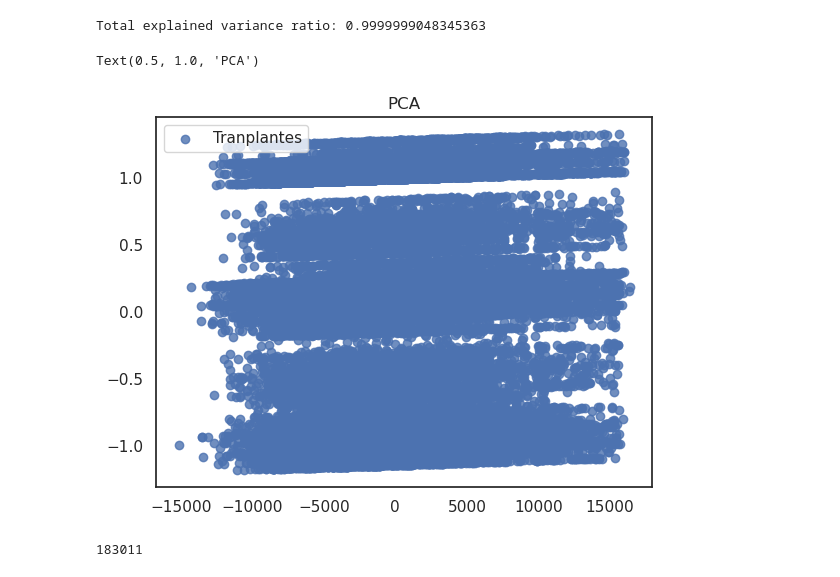
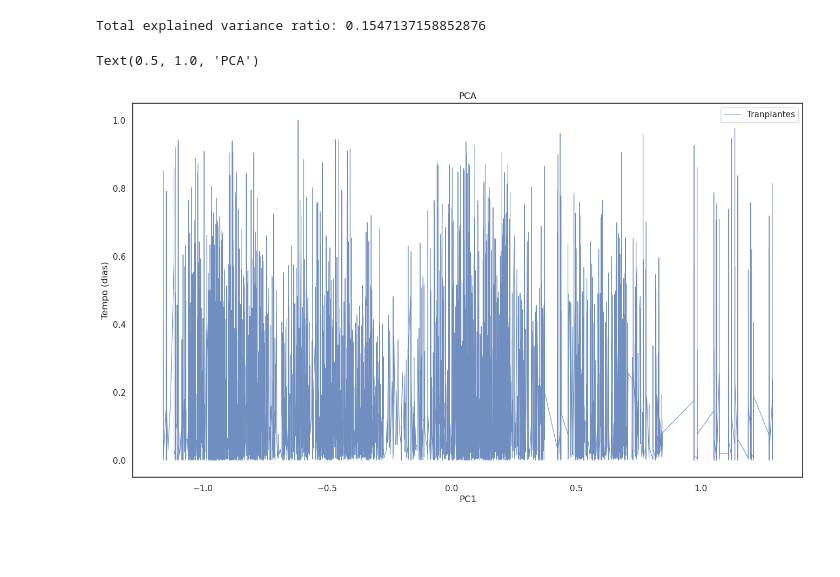
Before and after one commit to Esterci/SNT_table_study, a Jupyter notebook: machine_learning/pre_processamento.ipynb, the cells around one changed output. Drawn from its saved outputs; the diff is of its cells as text; code cells hidden in the pictures; blank space fills up the shorter version.

```diff
--- a/machine_learning/pre_processamento.ipynb
+++ b/machine_learning/pre_processamento.ipynb
@@ -129,3 +94,9 @@ memory usage: 19.4+ MB
+# %%
+from sklearn.preprocessing import MinMaxScaler
+
+scaler = MinMaxScaler()
+
+df_obito = pd.DataFrame(scaler.fit_transform(df_obito), columns=df_obito.columns)
 # %%
 from string import ascii_letters
 import seaborn as sns
@@ -251,0 +261,4 @@ plt.show()
+# %%
+df_prev = df_bin[df_bin.transplante_bin == 1]
+df_prev = df_prev.drop(columns=['obito_bin','transplante_bin'])
+df_prev.info()
@@ -251,0 +283,5 @@ plt.show()
+# %%
+df_prev = df_prev.dropna(
+    subset=["tipo_de_doador_Doador_Falecido", "tipo_de_doador_Doador_Vivo"], how="any"
+)
+df_prev.info()
@@ -251,0 +306,2 @@ plt.show()
+# %%
+df_prev = pd.DataFrame(scaler.fit_transform(df_prev), columns=df_prev.columns)
@@ -416,39 +423,39 @@ plt.show()
 # %%
 from sklearn.decomposition import PCA
 
-X = df_treated.drop(columns=['delta_t'])
-y = df_treated.delta_t
+fig = plt.figure(1, figsize=(16, 9))
 
-pca = PCA(n_components=2)
+ax = fig.add_subplot(111)
+
+X = df_prev.drop(columns=['delta_t'])
+y = df_prev.delta_t.values
+
+pca = PCA(n_components=1)
 X_r = pca.fit(X).transform(X)
+
+p = X_r.argsort(axis=0)
 
 print(
     "Total explained variance ratio: %s"
     % str(sum(pca.explained_variance_ratio_))
 )
 
 target_names = ["Óbito em fila", "Transplante"]
 lw = 1
 
-plt.scatter(
-    X_r[:,0],
-    X_r[:,1],
+ax.plot(
+    X_r[p].reshape(30317,1),
+    y[p],
     alpha=0.8,
-    # lw=lw,
     label="Tranplantes",
+    linewidth=0.8
 )
 
-# plt.scatter(
-#     y[df_treated['transplante_bin'] == 1],
-#     X_r[df_treated['transplante_bin'] == 1],
-#     alpha=0.8,
-#     lw=lw,
-#     label="Obitos em fila",
-# )
-
-plt.legend(loc="best", shadow=False, scatterpoints=1)
+ax.legend(loc="best", shadow=False, scatterpoints=1)
+ax.set_xlabel("PC1")
+ax.set_ylabel("Tempo (dias)")
 plt.title("PCA")
 # %% [output]
-Total explained variance ratio: 0.9999999048345363
+Total explained variance ratio: 0.1547137158852876
 Text(0.5, 1.0, 'PCA')
-[figure, old version]
+[figure, new version]
@@ -464,4 +461,0 @@ df_bin_input = pd.DataFrame(df_bin_input,columns=df_bin.columns)
-# %%
-len(df_bin_input)
-# %% [output]
-183011
```
Also changed, not shown: parts of 36 cells of this notebook, 11 other files.
